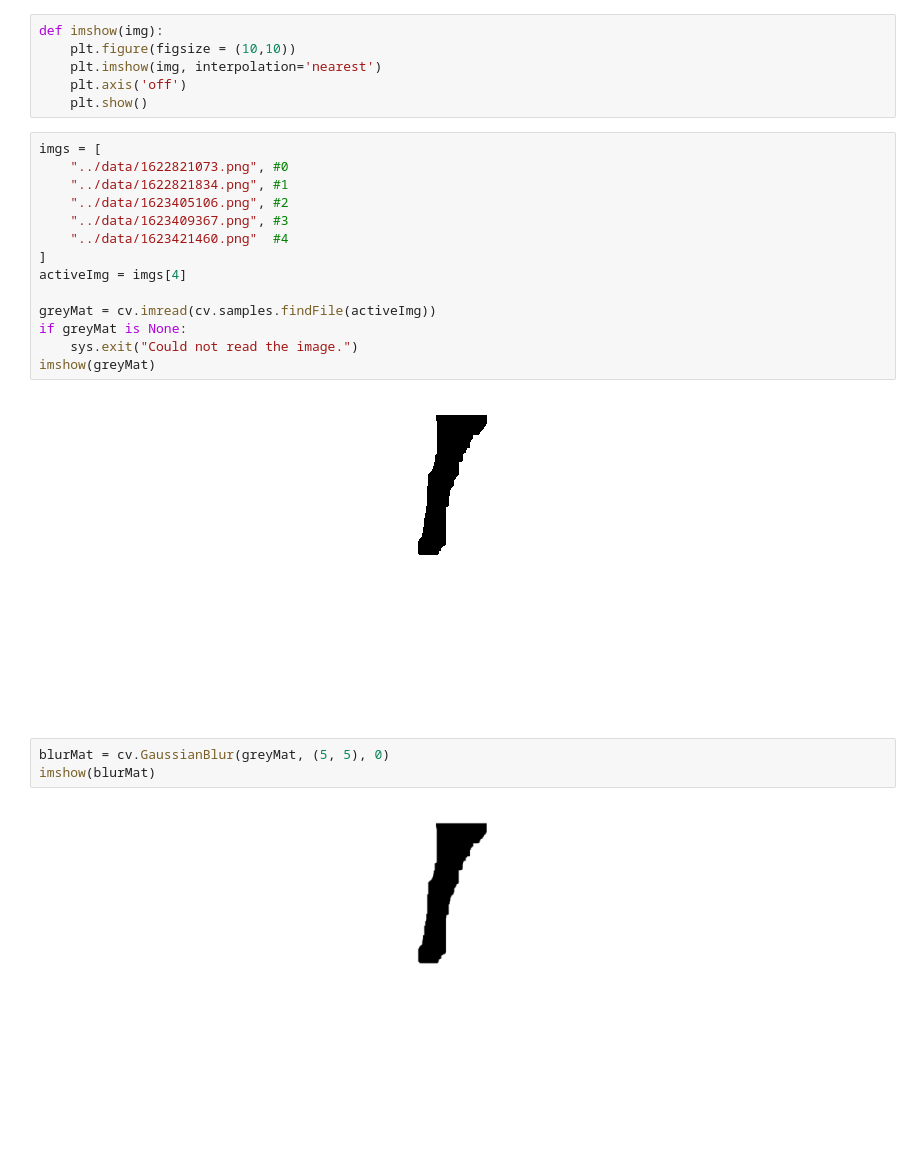
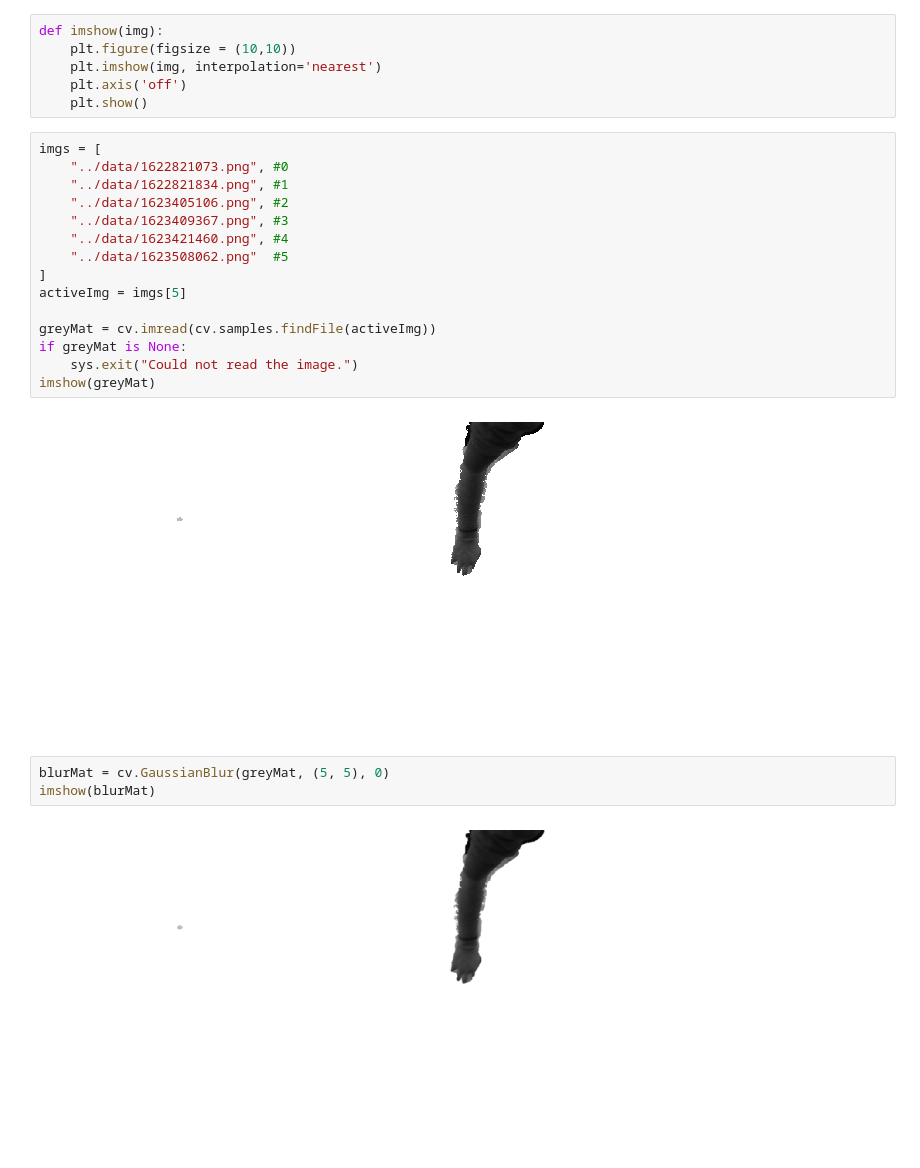
Before and after one commit to jimekevin/CDPTopDownTracking, a Jupyter notebook: TopDownTracking/pytests/detector.ipynb, the cells around one changed output. Saved outputs shown, nothing was run; the diff lists cells and outputs as text.

```diff
--- a/TopDownTracking/pytests/detector.ipynb
+++ b/TopDownTracking/pytests/detector.ipynb
@@ -13,24 +13,25 @@ def imshow(img):
 # %%
 imgs = [
     "../data/1622821073.png", #0
     "../data/1622821834.png", #1
     "../data/1623405106.png", #2
     "../data/1623409367.png", #3
-    "../data/1623421460.png"  #4
+    "../data/1623421460.png", #4
+    "../data/1623508062.png"  #5
 ]
-activeImg = imgs[4]
+activeImg = imgs[5]
 
 greyMat = cv.imread(cv.samples.findFile(activeImg))
 if greyMat is None:
     sys.exit("Could not read the image.")
 imshow(greyMat)
 # %% [output]
-[figure, old version]
+[figure, new version]
 # %%
 blurMat = cv.GaussianBlur(greyMat, (5, 5), 0)
 imshow(blurMat)
 # %% [output]
-[figure, old version]
+[figure, new version]
 # %%
 prop_threshold = 0.6
 prop_threshold_max = 255.0
```
Also changed, not shown: parts of 6 cells of this notebook, 8 other files.
